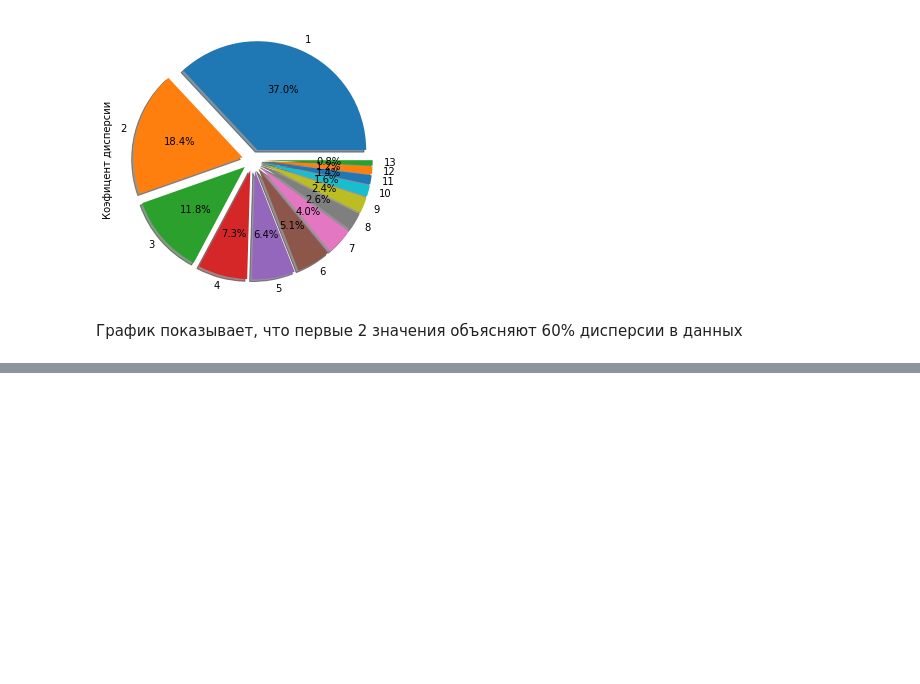
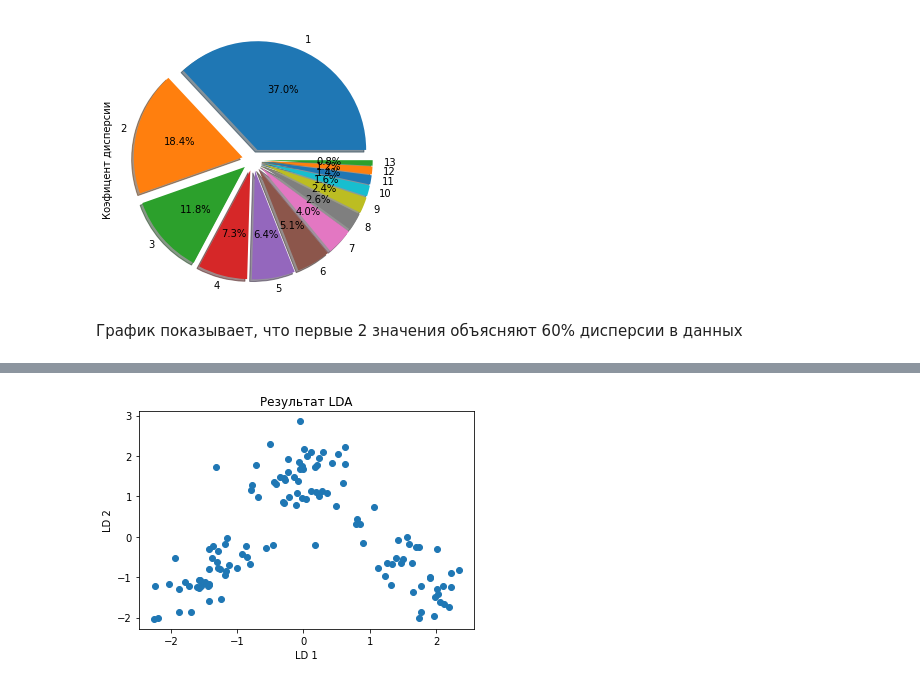
Before and after one commit to Artexxx/Artem-python, a Jupyter notebook: algorithms/Pre-Processing/Building_Good_Training_Datasets.ipynb, the cells around one changed output, grey strips where cells are left out. Cells and saved outputs as stored; diff of their text form; code cells hidden in the pictures; blank space fills up the shorter version.

```diff
--- a/algorithms/Pre-Processing/Building_Good_Training_Datasets.ipynb
+++ b/algorithms/Pre-Processing/Building_Good_Training_Datasets.ipynb
@@ -263,0 +307,4 @@ plt.title('Test Data')
+# %%
+eigen_pairs = [(abs(eigen_vals[i]), eigen_vecs[:, i])
+               for i in range(len(eigen_vals))]
+eigen_pairs.sort(key=lambda k: k[0], reverse=True)
@@ -263,0 +323,12 @@ plt.title('Test Data')
+# %%
+vectors = [eigen_pairs[0][1], eigen_pairs[1][1]]
+mask_matrix = pd.DataFrame(np.array(vectors).T, columns=['LD 1','LD 2'])
+# %%
+X_train_lda = X_train_std @ mask_matrix
+# %%
+plt.scatter('LD 1', 'LD 2', data=X_train_lda)
+plt.title('Результат LDA')
+plt.xlabel('LD 1')
+plt.ylabel('LD 2');
+# %% [output]
+[figure, added]
```
Also changed, not shown: parts of 17 cells of this notebook, 3 other files.
